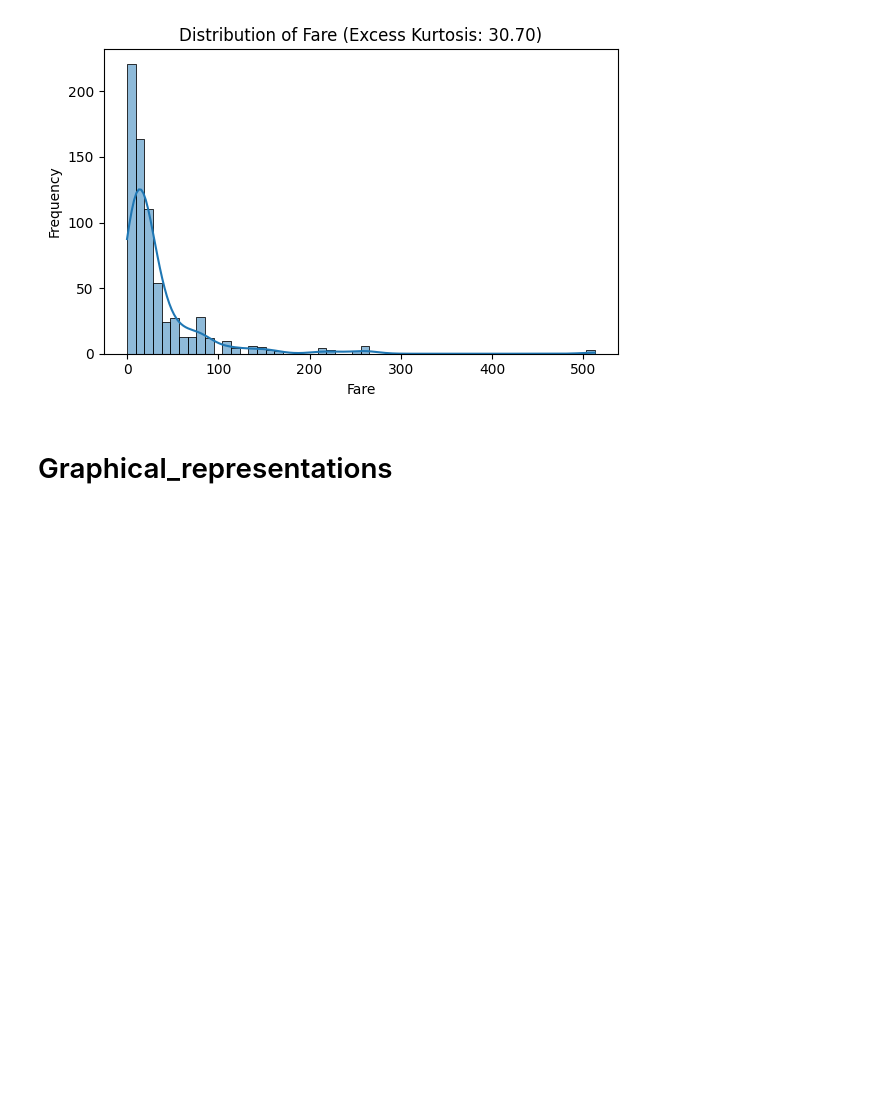
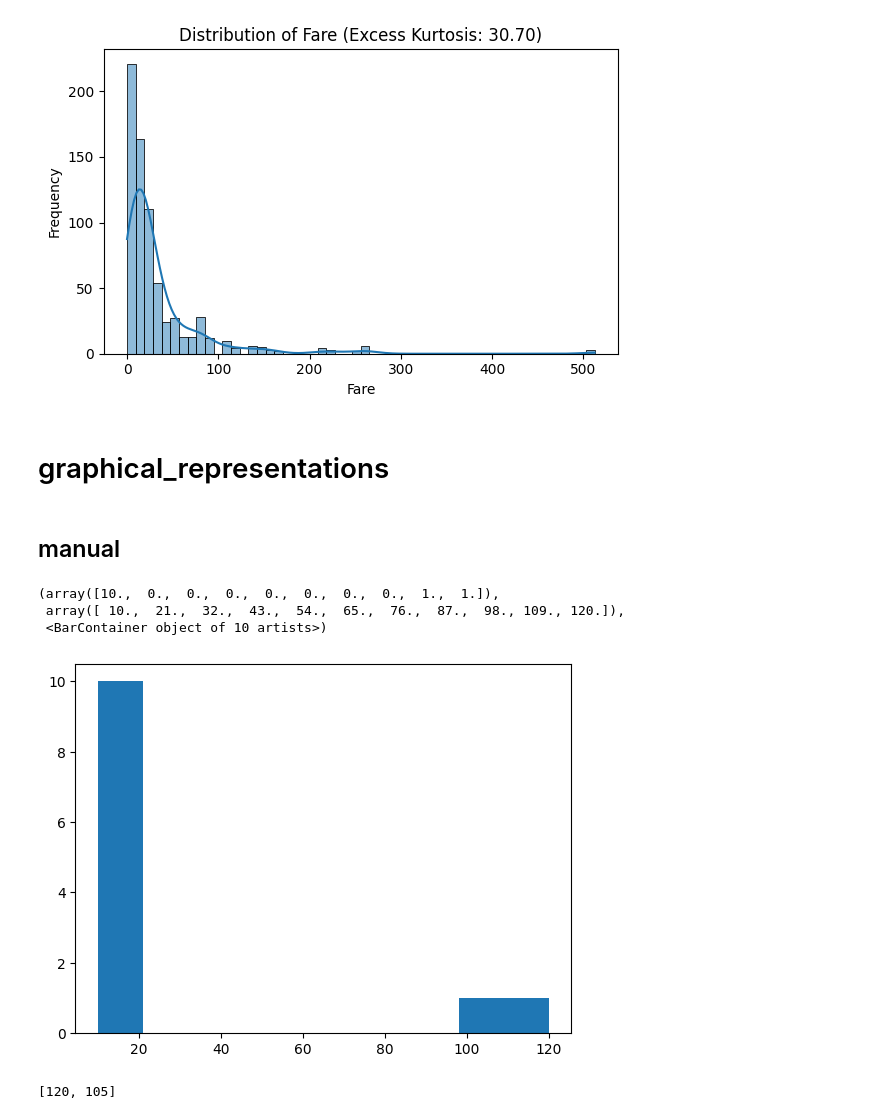
Before and after one commit to rahulyeldi/data-science-statistics-journey, a Jupyter notebook: notebooks/Descriptive_Statistics.ipynb, the cells around one changed output. Cells and saved outputs as stored; diff of their text form; code cells hidden in the pictures; blank space fills up the shorter version.

```diff
--- a/notebooks/Descriptive_Statistics.ipynb
+++ b/notebooks/Descriptive_Statistics.ipynb
@@ -246,4 +255,15 @@ dtype: float64
 [figure]
 [figure]
 # %% [markdown]
-# Graphical_representations
+# graphical_representations
+# %% [markdown]
+## manual
+# %%
+%matplotlib inline
+dataset=[11,10,12,13,14,12,11,12,13,16,17,19,10,120,105,12,12,15,16,17,18,19,13,14,11,11,10]
+plt.hist(data)
+# %% [output]
+(array([10.,  0.,  0.,  0.,  0.,  0.,  0.,  0.,  1.,  1.]),
+ array([ 10.,  21.,  32.,  43.,  54.,  65.,  76.,  87.,  98., 109., 120.]),
+ <BarContainer object of 10 artists>)
+[figure, added]
@@ -249,0 +281,4 @@ dtype: float64
+# %%
+detect_outliers(dataset)
+# %% [output]
+[120, 105]
```
Also changed, not shown: parts of 9 cells of this notebook.
